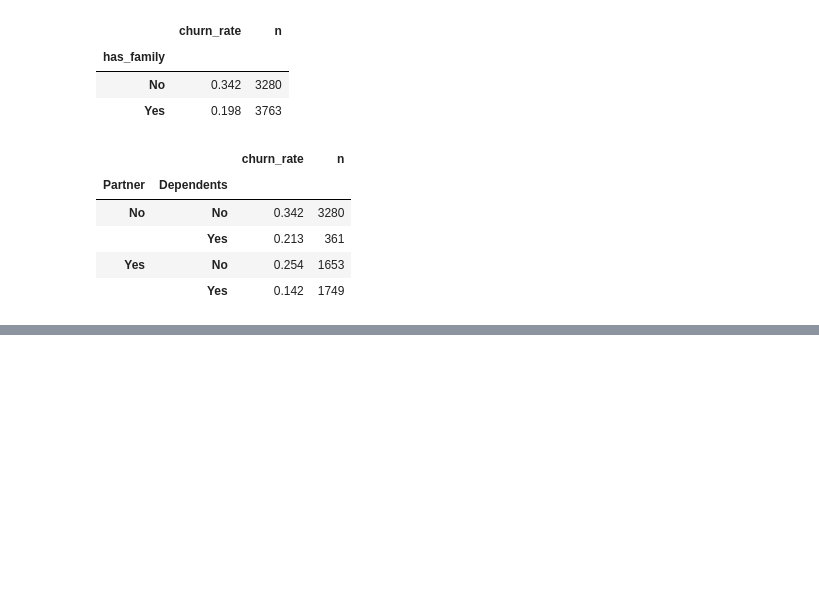
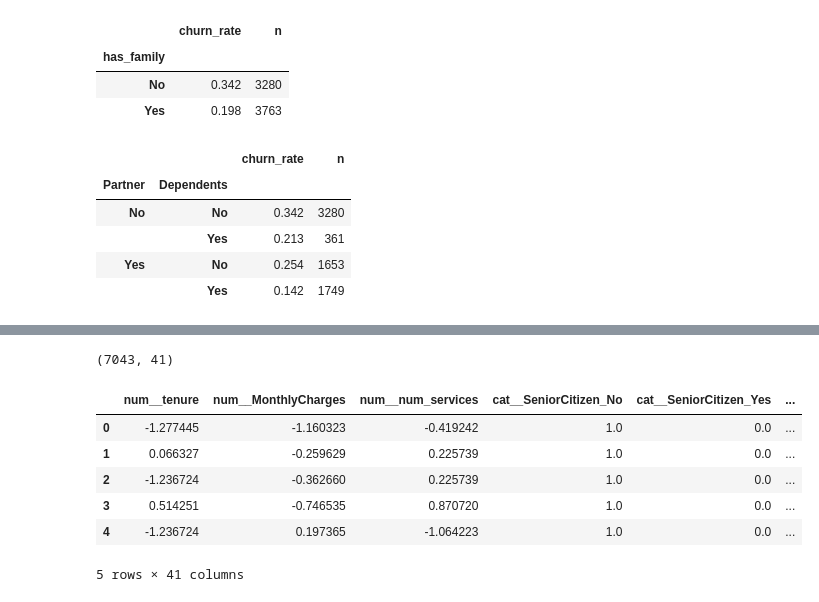
Before and after one commit to jeswingeorge/Telco-Customer-Churn-Kaggle, a Jupyter notebook: notebooks/3_feature_engg.ipynb, the cells around one changed output, grey strips where cells are left out. Drawn from its saved outputs; the diff is of its cells as text; code cells hidden in the pictures; blank space fills up the shorter version.

```diff
--- a/notebooks/3_feature_engg.ipynb
+++ b/notebooks/3_feature_engg.ipynb
@@ -142,0 +151,4 @@ df.groupby(["Partner", "Dependents"])["Churn"].agg(churn_rate="mean", n="size").
+# %%
+num_cols = ["tenure", "MonthlyCharges", "num_services"]
+cat_cols = [c for c in X.columns if c not in num_cols and c not in config.DROP_COLS]
+print(len(cat_cols), "\n",cat_cols)
@@ -142,0 +165,7 @@ df.groupby(["Partner", "Dependents"])["Churn"].agg(churn_rate="mean", n="size").
+# %%
+pre = ColumnTransformer([
+    ("num", StandardScaler(), num_cols),
+    ("cat", OneHotEncoder(handle_unknown="ignore", sparse_output=False), cat_cols),
+], remainder="drop")
+# %%
+pre.set_output(transform="pandas")     # output a DataFrame (with column names) instead of a bare array
@@ -142,0 +200,16 @@ df.groupby(["Partner", "Dependents"])["Churn"].agg(churn_rate="mean", n="size").
+# %%
+# Fitting on ALL rows is fine ONLY for this look-around; in the real Pipeline fit happens on train folds.
+Xt = pre.fit_transform(X)
+print(Xt.shape)
+# %% [output]
+(7043, 41)
+# %%
+Xt.head()
+# %% [output]
+|  | num__tenure | num__MonthlyCharges | num__num_services | cat__SeniorCitizen_No | cat__SeniorCitizen_Yes | ... |
+| 0 | -1.277445 | -1.160323 | -0.419242 | 1.0 | 0.0 | ... |
+| 1 | 0.066327 | -0.259629 | 0.225739 | 1.0 | 0.0 | ... |
+| 2 | -1.236724 | -0.362660 | 0.225739 | 1.0 | 0.0 | ... |
+| 3 | 0.514251 | -0.746535 | 0.870720 | 1.0 | 0.0 | ... |
+| 4 | -1.236724 | 0.197365 | -1.064223 | 1.0 | 0.0 | ... |
+5 rows × 41 columns
```
Also changed, not shown: parts of 11 cells of this notebook, 6 other files.
